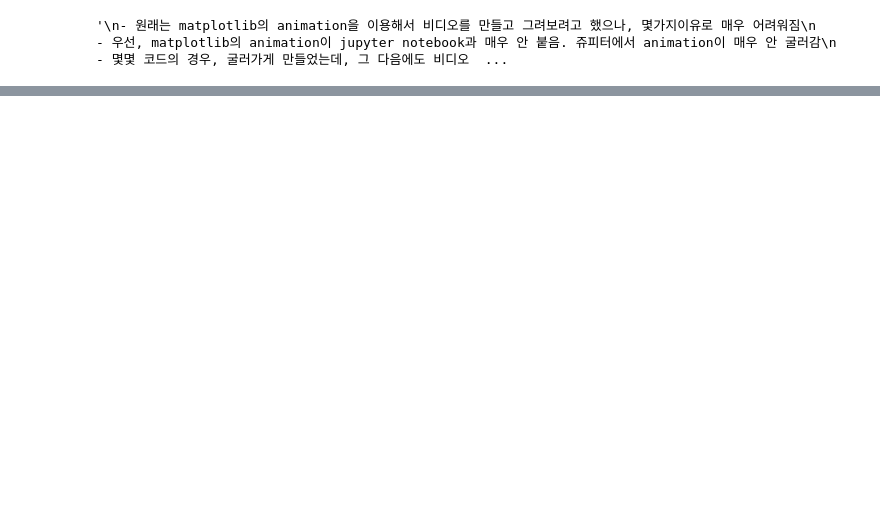
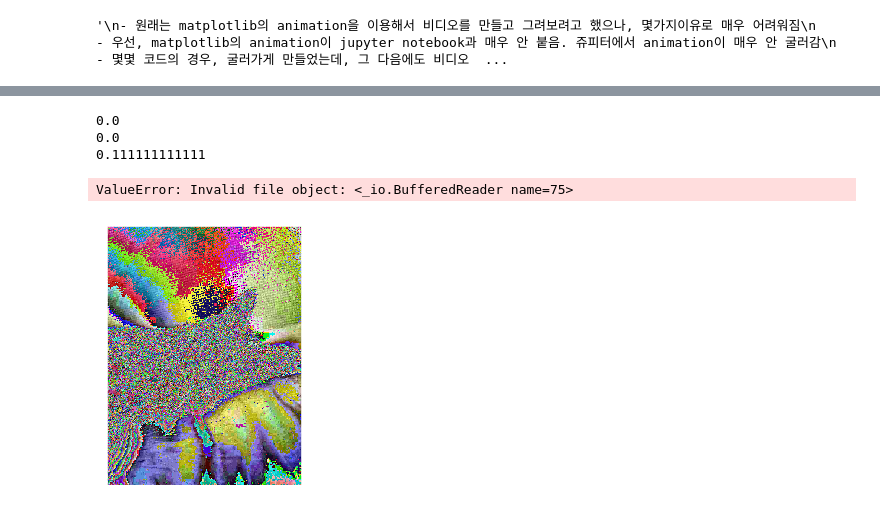
Before and after one commit to frhyme/frhyme.github.io, a Jupyter notebook: _posts/personal_ipynb/180626-gif with matplotlib.ipynb, the cells around one changed output, grey strips where cells are left out. Cells and saved outputs as stored; diff of their text form; code cells hidden in the pictures; blank space fills up the shorter version.

Commit message:
embedding video in jupyter

```diff
--- a/_posts/personal_ipynb/180626-gif with matplotlib.ipynb
+++ b/_posts/personal_ipynb/180626-gif with matplotlib.ipynb
@@ -86,0 +172,53 @@ HTML(data='''<video alt="test" controls>
+# %%
+"""
+https://stackoverflow.com/questions/4092927/generating-movie-from-python-without-saving-individual-frames-to-files
+"""
+import matplotlib.animation as animation
+import numpy as np
+import matplotlib.image as mpimg
+
+dpi = 100
+
+def ani_frame():
+    fig = plt.figure()
+    ax = fig.add_subplot(111)
+    #ax.set_aspect('equal')
+    ax.get_xaxis().set_visible(False)
+    ax.get_yaxis().set_visible(False)
+
+    img1 = mpimg.imread("/Users/frhyme/Downloads/IMG_9715.JPG")
+    img2 = img1*20
+
+    im = ax.imshow(img1)
+
+    #im.set_clim([0,1])
+    #fig.set_size_inches([5,5])
+
+    plt.tight_layout()
+
+    def update_img(n):
+        print(n)
+        blended = (img1*n/256 + img2*(1-n/256))/256
+        im.set_data(blended)
+        return im
+
+    #legend(loc=0)
+    """
+    frames: If an integer, then equivalent to passing range(frames)
+    interval: Delay between frames in milliseconds. Defaults to 200.
+    """
+    ani = animation.FuncAnimation(fig, func=update_img,
+                                  frames=np.linspace(0, 1, 10),
+                                  interval=300)
+    writer = animation.writers['ffmpeg'](fps=30)
+
+    ani.save('demo.mp4',writer=writer,dpi=dpi)
+    return ani
+ani_frame()
+show_video_in_jupyter_nb('demo.mp4')
+# %% [output]
+0.0
+0.0
+0.111111111111
+ValueError: Invalid file object: <_io.BufferedReader name=75>
+[figure, added]
```
Also changed, not shown: parts of 10 cells of this notebook, 13 other files.
